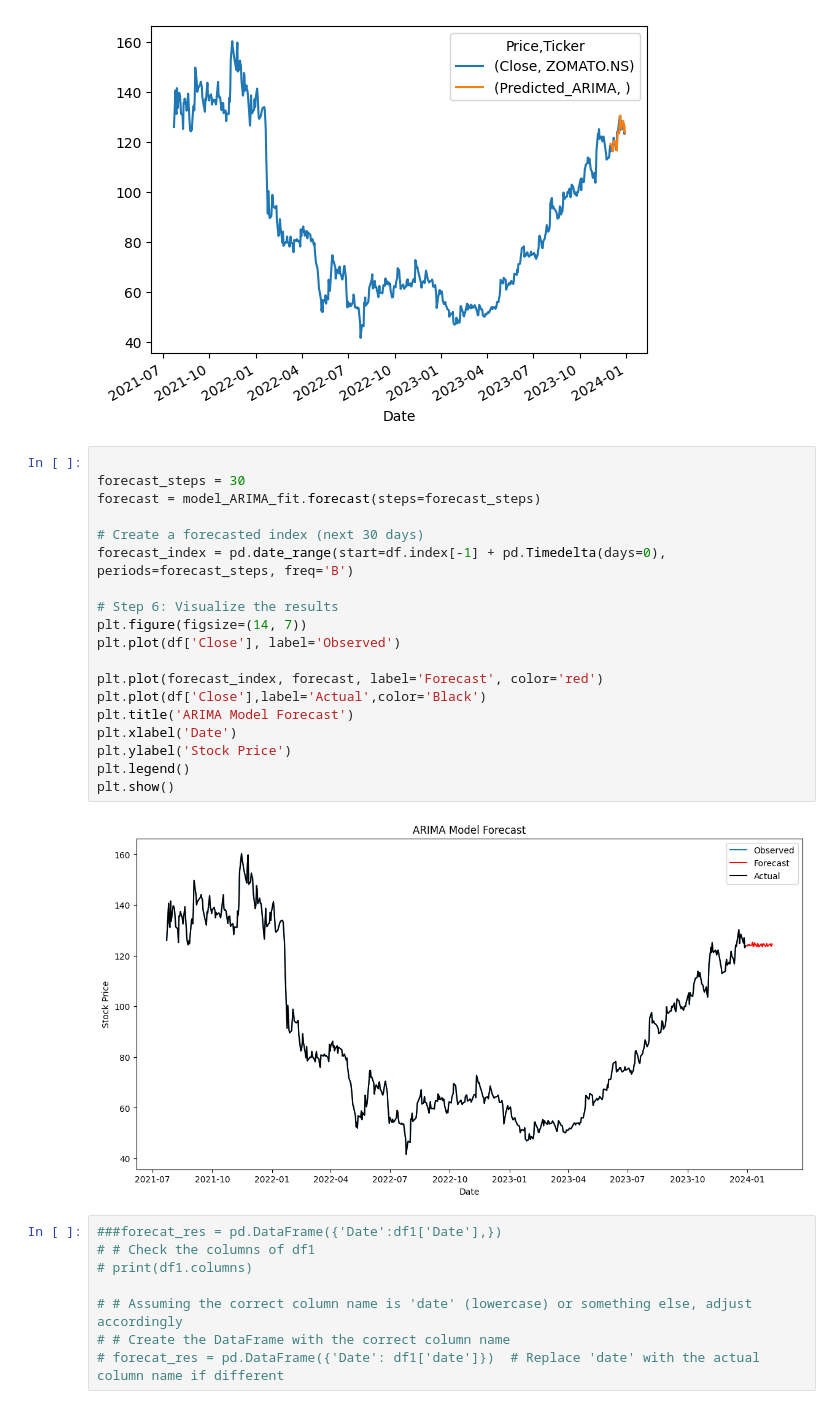
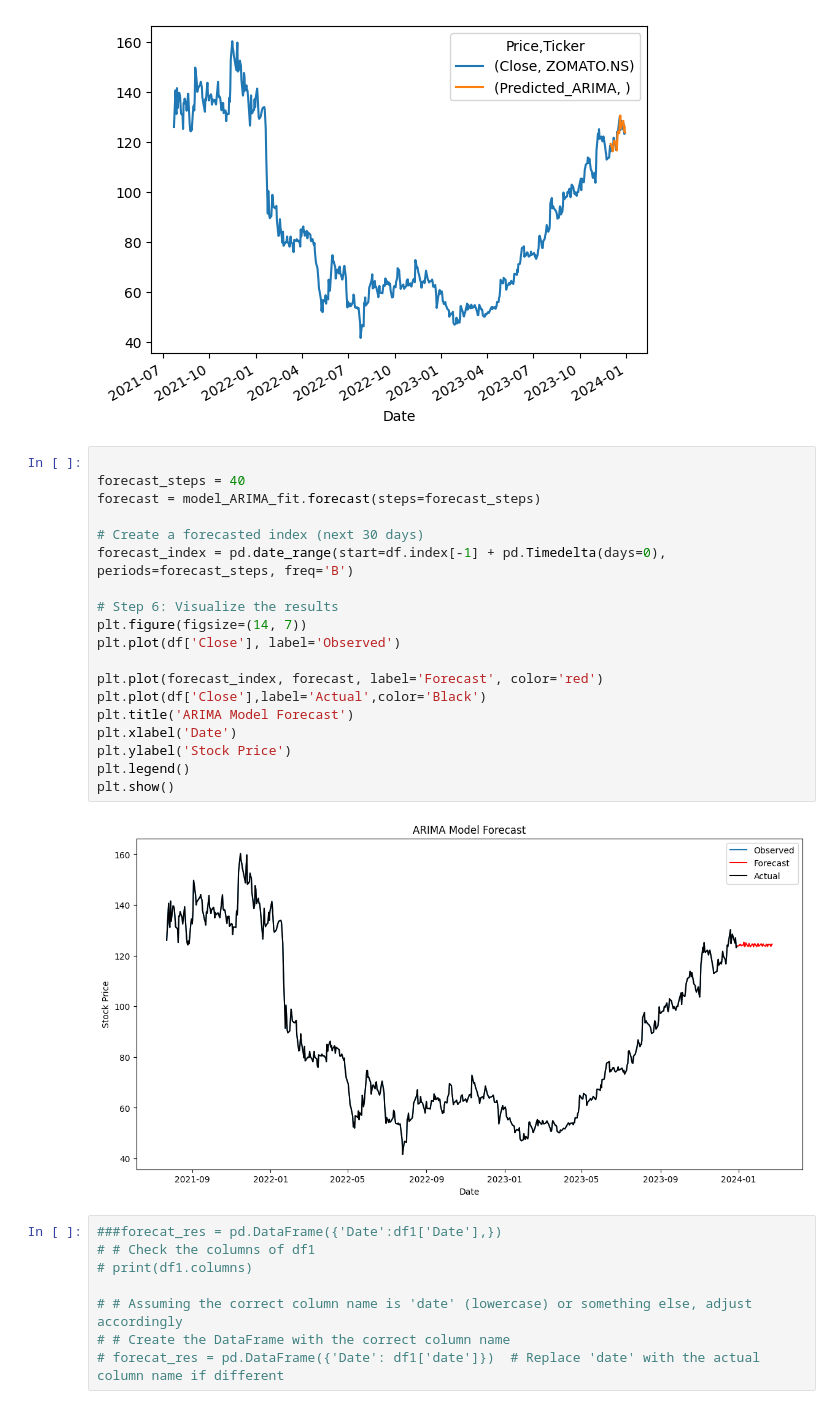
Before and after one commit to Apurva-02/Python-Arima-model, a Jupyter notebook: zomato_stock_price_prediction.ipynb, the cells around one changed output. Drawn from its saved outputs; the diff is of its cells as text.

```diff
--- a/zomato_stock_price_prediction.ipynb
+++ b/zomato_stock_price_prediction.ipynb
@@ -381,25 +391,25 @@ df[['Close','Predicted_ARIMA']].plot()
 [figure]
 # %%
 
-forecast_steps = 30
+forecast_steps = 40
 forecast = model_ARIMA_fit.forecast(steps=forecast_steps)
 
 # Create a forecasted index (next 30 days)
 forecast_index = pd.date_range(start=df.index[-1] + pd.Timedelta(days=0), periods=forecast_steps, freq='B')
 
 # Step 6: Visualize the results
 plt.figure(figsize=(14, 7))
 plt.plot(df['Close'], label='Observed')
 
 plt.plot(forecast_index, forecast, label='Forecast', color='red')
 plt.plot(df['Close'],label='Actual',color='Black')
 plt.title('ARIMA Model Forecast')
 plt.xlabel('Date')
 plt.ylabel('Stock Price')
 plt.legend()
 plt.show()
 # %% [output]
-[figure, old version]
+[figure, new version]
 # %%
 ###forecat_res = pd.DataFrame({'Date':df1['Date'],})
 # # Check the columns of df1
```
Also changed, not shown: parts of 4 cells of this notebook.
